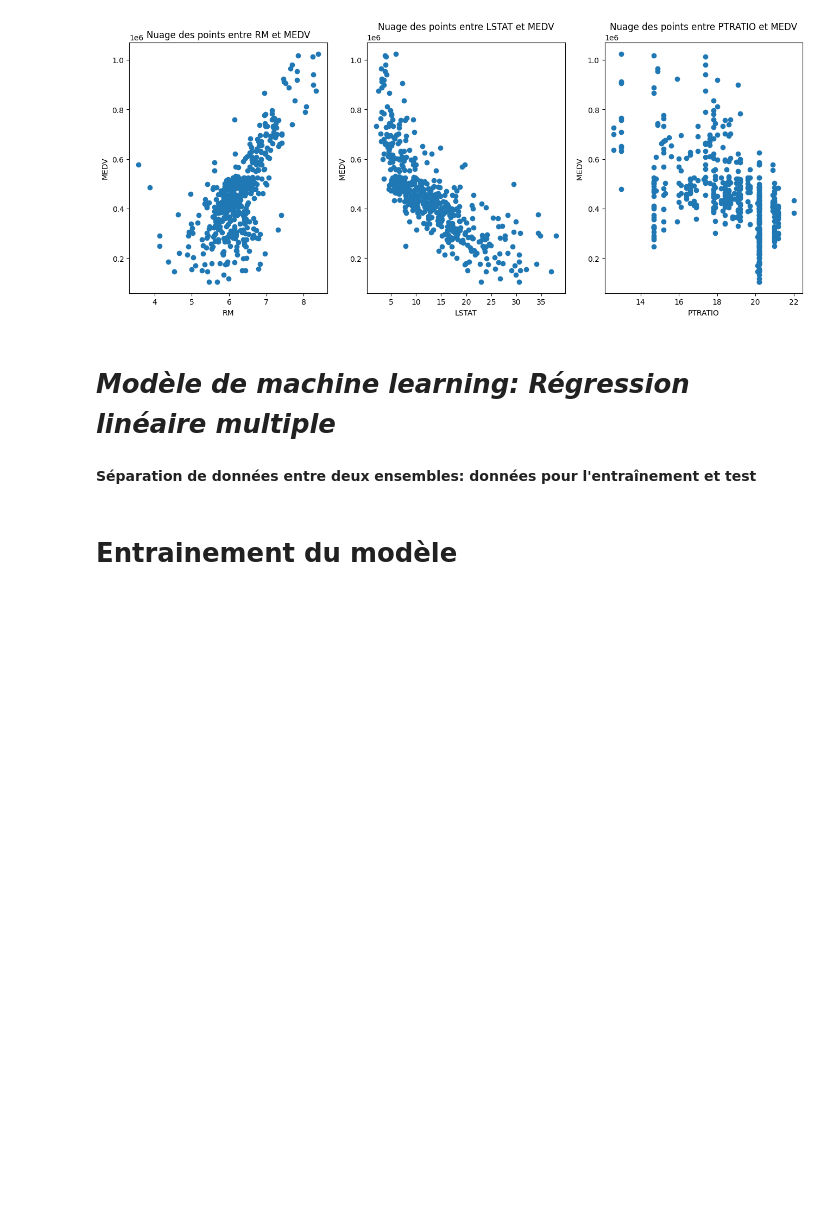
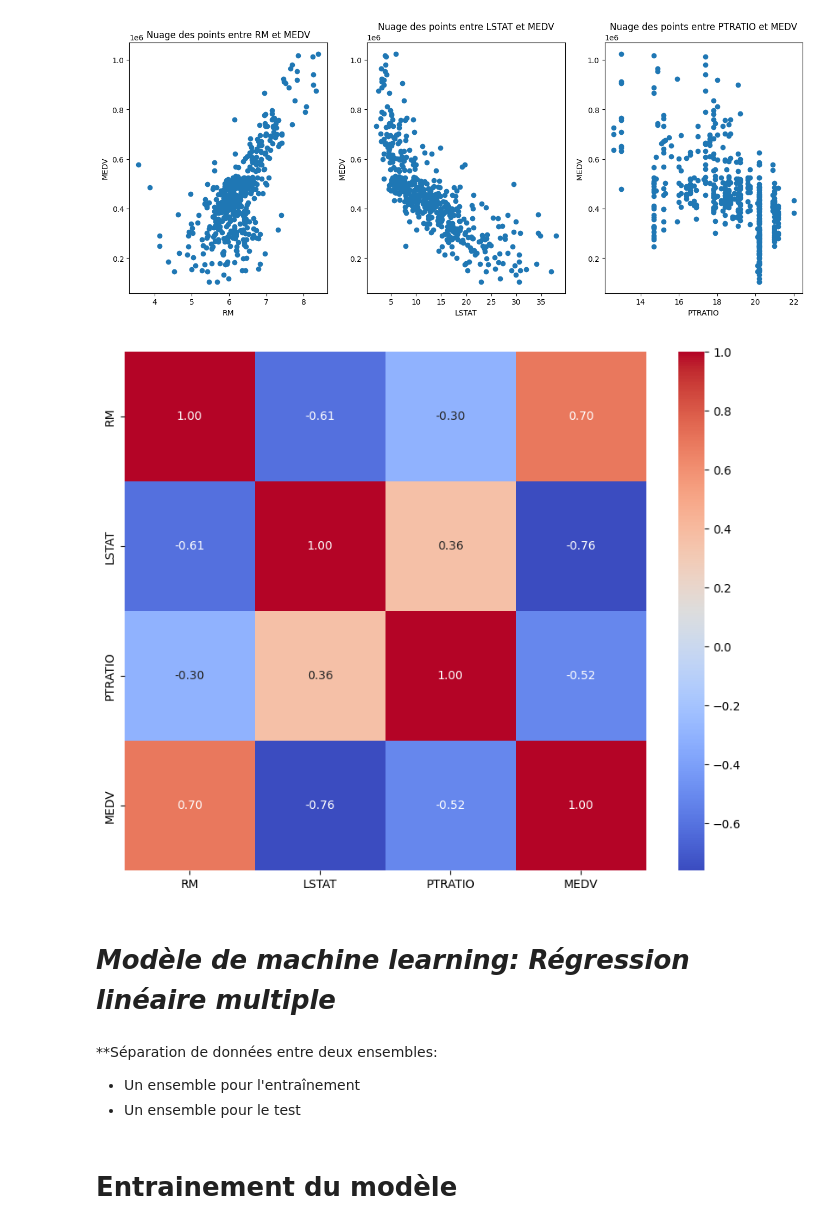
Before and after one commit to bigirimanainnocent12/Machine-Learning, a Jupyter notebook: prix_de_l'immobilier_en_fonction.ipynb, the cells around one changed output. Cells and saved outputs as stored; diff of their text form; code cells hidden in the pictures; blank space fills up the shorter version.

```diff
--- a/prix_de_l'immobilier_en_fonction.ipynb
+++ b/prix_de_l'immobilier_en_fonction.ipynb
@@ -79,10 +81,19 @@ axes[2].set_title('Nuage des points entre PTRATIO et MEDV')
 # %% [output]
 Text(0.5, 1.0, 'Nuage des points entre PTRATIO et MEDV')
 [figure]
+# %%
+# Visualiser les corrélations entre les variables
+plt.figure(figsize=(10, 8))
+sns.heatmap(df.corr(), annot=True, cmap="coolwarm", fmt=".2f")
+plt.show()
+# %% [output]
+[figure, added]
 # %% [markdown]
 # ***Modèle de machine learning: Régression linéaire multiple***
 # %% [markdown]
-**Séparation de données entre deux ensembles: données pour l'entraînement et test**
+**Séparation de données entre deux ensembles:
+- Un ensemble pour l'entraînement
+- Un ensemble pour le test
 # %%
 from sklearn.model_selection import train_test_split
 
```
Also changed, not shown: parts of 2 cells of this notebook.
